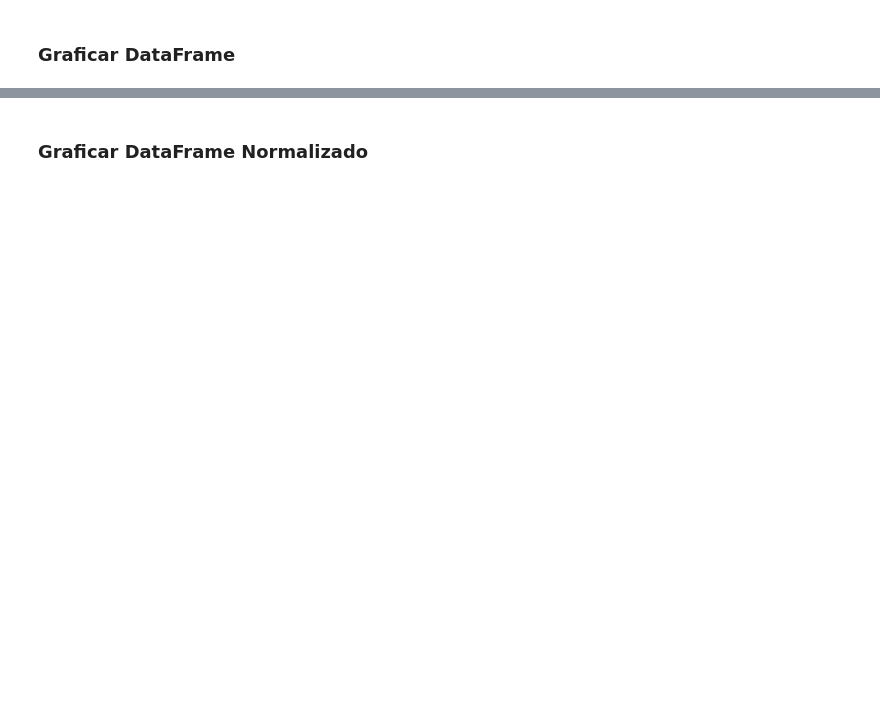
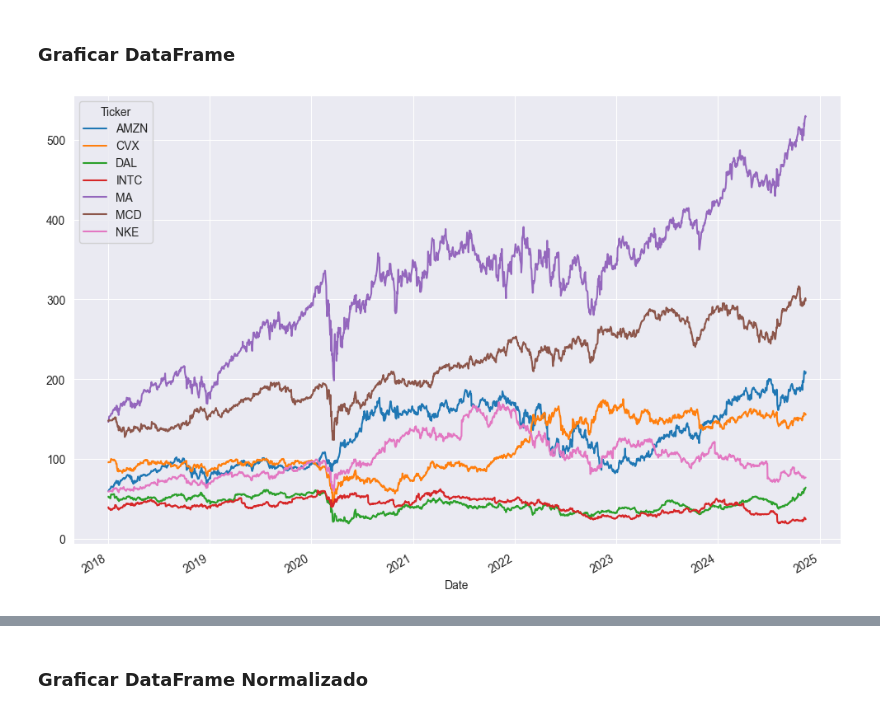
Before and after one commit to carlosdeoncedos/CienciaDatosFinanzas2024_11, a Jupyter notebook: Sesion9.ipynb, the cells around one changed output, grey strips where cells are left out. Saved outputs shown, nothing was run; the diff lists cells and outputs as text; code cells hidden in the pictures; blank space fills up the shorter version.

```diff
--- a/Sesion9.ipynb
+++ b/Sesion9.ipynb
@@ -949,2 +1209,8 @@ lista_tickers = [
 # %% [markdown]
 ### Graficar DataFrame
+# %%
+df_datos = df_datos.loc['2018-01-01':].copy()
+# %%
+df_datos['Adj Close'].plot(figsize=(12,8));
+# %% [output]
+[figure, added]
```
Also changed, not shown: parts of 31 cells of this notebook.
